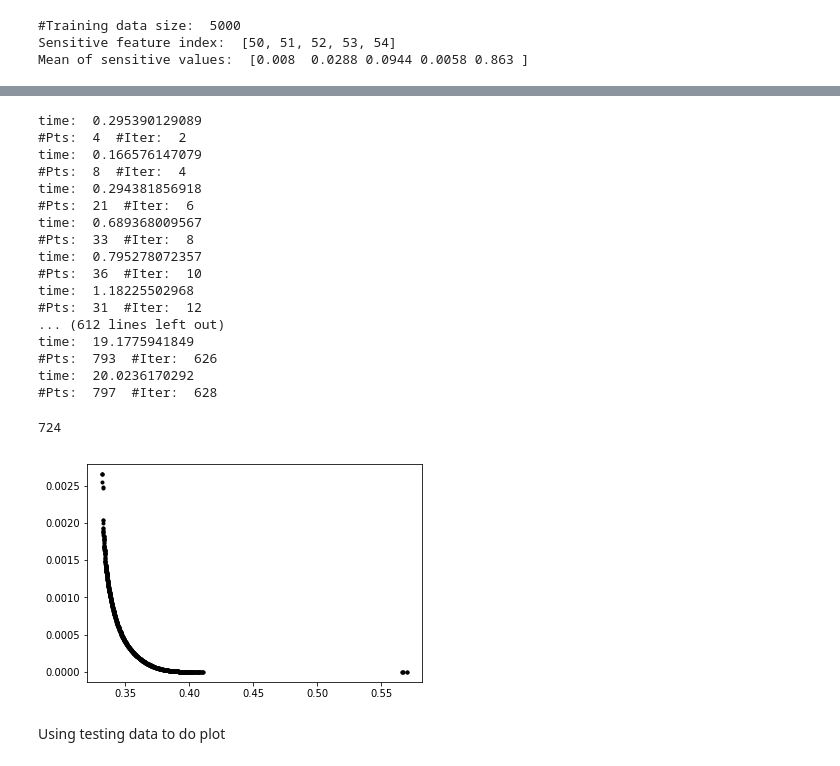
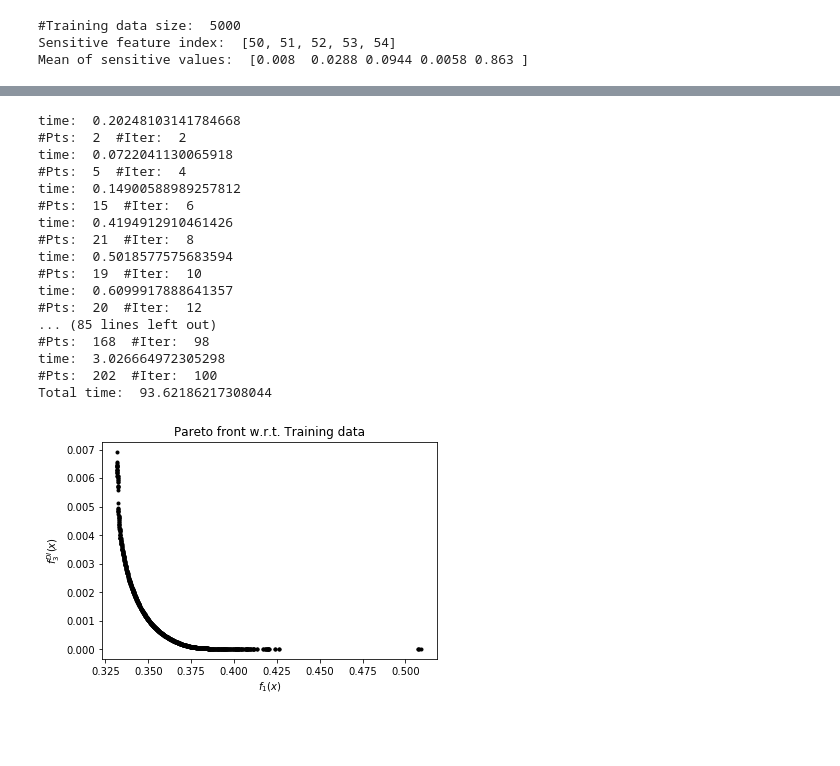
Before and after one commit to sul217/MOO_Fairness, a Jupyter notebook: Adult_data.ipynb, the cells around one changed output, grey strips where cells are left out. Drawn from its saved outputs; the diff is of its cells as text; code cells hidden in the pictures; blank space fills up the shorter version.

```diff
--- a/Adult_data.ipynb
+++ b/Adult_data.ipynb
@@ -224,9 +225,12 @@ plt.show()
 # %%
 data_idx = 8
-prob = func.Fairness_LogRe_DI_multi_smoothed('data/Adult_income_race_reduced_smg.txt', 'Adult_income_race', range(50, 55), SEED_arr[data_idx], num_data[data_idx], 'train')
+prob = func.Fairness_LogRe_DI_multi('data/Adult_income_race_reduced_smg.txt', 'Adult_income_race', \
+                                    list(range(50, 55)), SEED_arr[data_idx], num_data[data_idx], 'train')
 run = pfsmg.Main_SMG(prob)
 
 run.max_len_pareto_front = 1500
+run.max_iter = 1000
+
 ## key parameters
 run.point_per_iteration = 3
 run.num_steps_per_point = 2
@@ -235,29 +239,29 @@ run.step_scheme = 3
 run.alpha = 1.0/3
 run.discount_iter_interval = 100
 
-run.batch1_init = 80 # 50
-run.batch1_factor = 1.005
+run.batch1_init = 80
+run.batch1_factor = 1.003
 run.batch1_max = 1
 run.batch2_init = 80
-run.batch2_factor = 1.005
-run.batch2_max = 1.0/2
+run.batch2_factor = 1.003
+run.batch2_max = 1
 
 ## other parameters
-run.num_starting_pts = 5 #20
+run.num_starting_pts = 5
 run.percent_explore = 0.4
 run.f1_explore_interval = 10
 run.f2_explore_interval = 40
 
 run.f1_explore_pt_per_iter = 2
-run.f2_explore_pt_per_iter = 2 #1
+run.f2_explore_pt_per_iter = 1
 run.f1_num_steps_per_point = 2*run.num_steps_per_point
-run.f2_num_steps_per_point = 2*run.num_steps_per_point #run.num_steps_per_point
+run.f2_num_steps_per_point = run.num_steps_per_point
 
 run.num_max_hole_points = 10
 run.max_hole_explore_pt_per_iter = 2*run.point_per_iteration
 run.max_hole_num_steps_per_point = run.num_steps_per_point
 run.max_hole_only = False
-run.dense_threshold = 1.0/1300 #1.0/1000 # 0 indicates 1.0/(self.num_iter/2 + 1000)
+run.dense_threshold = 0 # 0 means 1.0/(self.num_iter/2 + 1000)
 # %% [output]
 #Training data size:  5000
 Sensitive feature index:  [50, 51, 52, 53, 54]
@@ -274,28 +273,29 @@ print SEED_arr[data_idx], num_data[data_idx]
 # %%
 f1_arrays7, f2_arrays7, point_arrays7, total_time_smg = run.main_SMG()
 # %% [output]
-time:  0.295390129089
-#Pts:  4  #Iter:  2
-time:  0.166576147079
-#Pts:  8  #Iter:  4
-time:  0.294381856918
-#Pts:  21  #Iter:  6
-time:  0.689368009567
-#Pts:  33  #Iter:  8
-time:  0.795278072357
-#Pts:  36  #Iter:  10
-time:  1.18225502968
-#Pts:  31  #Iter:  12
-... (612 lines left out)
-time:  19.1775941849
-#Pts:  793  #Iter:  626
-time:  20.0236170292
-#Pts:  797  #Iter:  628
+time:  0.20248103141784668
+#Pts:  2  #Iter:  2
+time:  0.0722041130065918
+#Pts:  5  #Iter:  4
+time:  0.14900588989257812
+#Pts:  15  #Iter:  6
+time:  0.4194912910461426
+#Pts:  21  #Iter:  8
+time:  0.5018577575683594
+#Pts:  19  #Iter:  10
+time:  0.6099917888641357
+#Pts:  20  #Iter:  12
+... (85 lines left out)
+#Pts:  168  #Iter:  98
+time:  3.026664972305298
+#Pts:  202  #Iter:  100
+Total time:  93.62186217308044
-# %%
-print len(f1_arrays7)
-plt.plot(f1_arrays7, f2_arrays7, 'k.')
-plt.show()
-# %% [output]
-724
-[figure, removed]
+# %%
+plt.plot(f1_arrays7, f2_arrays7, 'k.')
+plt.xlabel('$f_1(x)$')
+plt.ylabel('$f_3^{DI}(x)$')
+plt.title('Pareto front w.r.t. Training data')
+plt.show()
+# %% [output]
+[figure, added]
 # %%
@@ -310,2 +308,0 @@ data, total_time_smg, num_grad_eval_f1, num_grad_eval_f2, num_iter7, f1_arrays7,
-# %% [markdown]
-Using testing data to do plot
```
Also changed, not shown: parts of 78 cells of this notebook, 44 other files.
